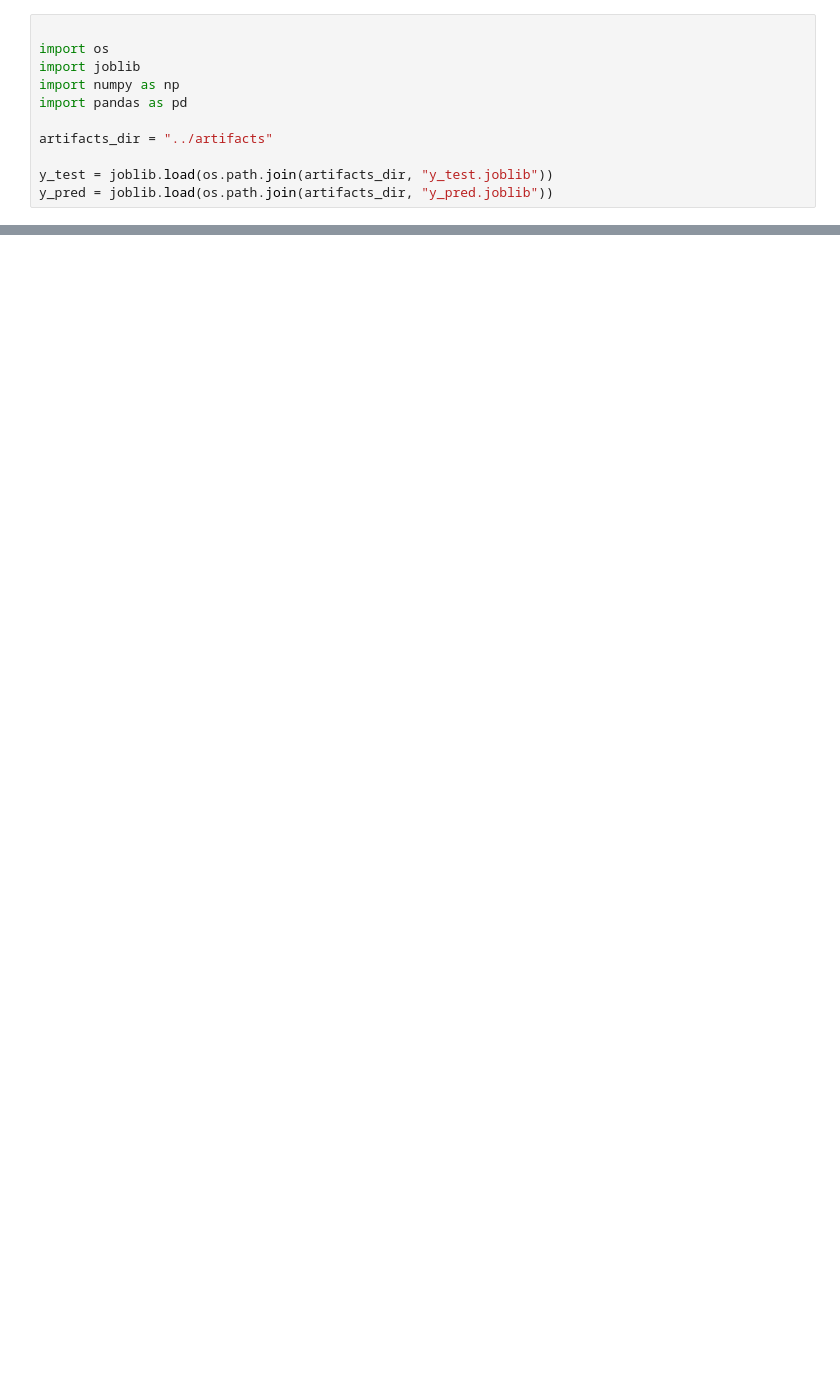
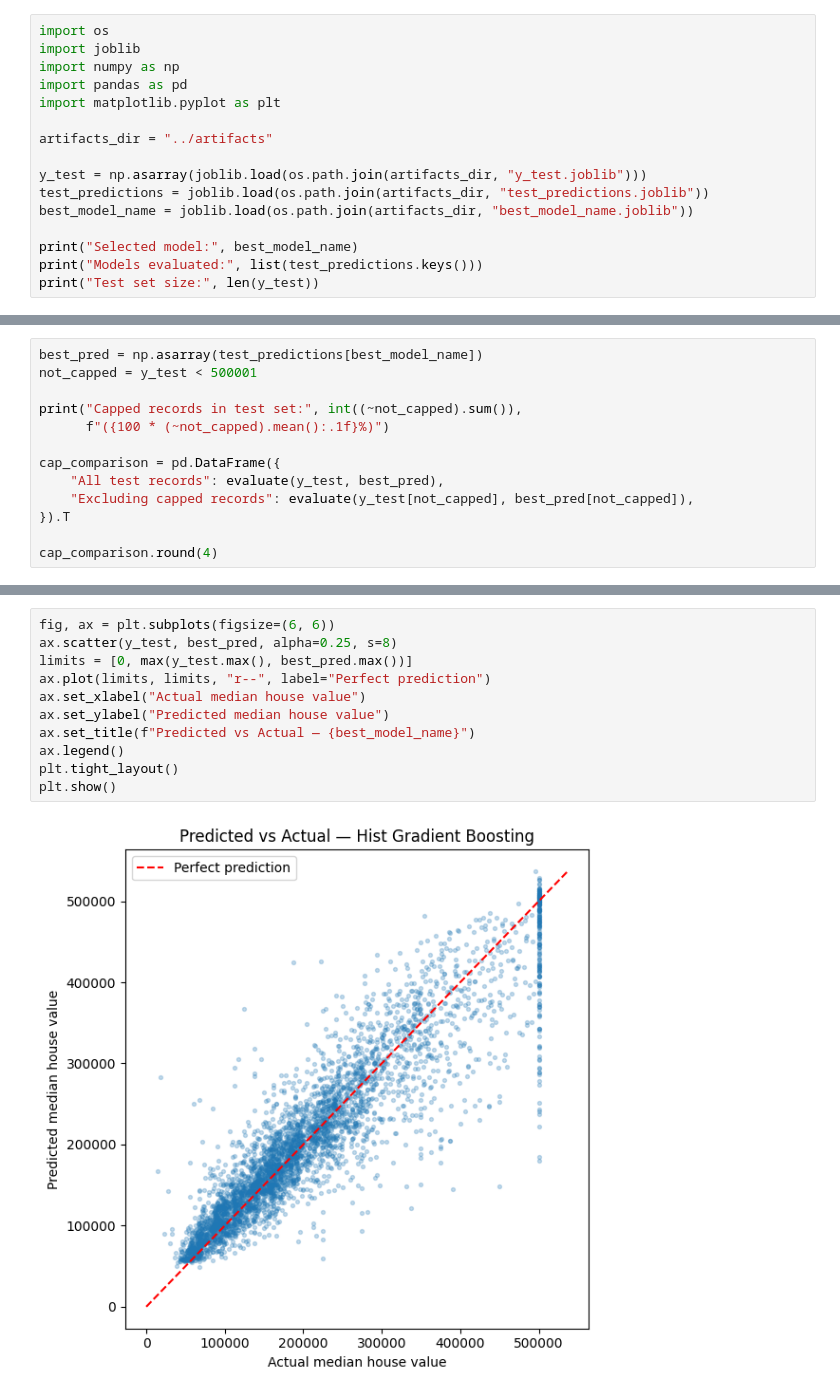
Before and after one commit to Ayda-Karimzadeh/house-price-prediction-linear-regression, a Jupyter notebook: notebooks/05_evaluation.ipynb, the cells around one changed output, grey strips where cells are left out. Drawn from its saved outputs; the diff is of its cells as text; blank space fills up the shorter version.

Commit message:
Add model comparison, extended evaluation and EDA refinements; update README

```diff
--- a/notebooks/05_evaluation.ipynb
+++ b/notebooks/05_evaluation.ipynb
@@ -10,11 +15,16 @@ These metrics provide complementary insights into prediction errors and the mode
 # %%
-
 import os
 import joblib
 import numpy as np
 import pandas as pd
+import matplotlib.pyplot as plt
 
 artifacts_dir = "../artifacts"
 
-y_test = joblib.load(os.path.join(artifacts_dir, "y_test.joblib"))
-y_pred = joblib.load(os.path.join(artifacts_dir, "y_pred.joblib"))
+y_test = np.asarray(joblib.load(os.path.join(artifacts_dir, "y_test.joblib")))
+test_predictions = joblib.load(os.path.join(artifacts_dir, "test_predictions.joblib"))
+best_model_name = joblib.load(os.path.join(artifacts_dir, "best_model_name.joblib"))
+
+print("Selected model:", best_model_name)
+print("Models evaluated:", list(test_predictions.keys()))
+print("Test set size:", len(y_test))
@@ -58,0 +100,13 @@ Although the model provides a useful baseline for predicting median house values
+# %%
+best_pred = np.asarray(test_predictions[best_model_name])
+not_capped = y_test < 500001
+
+print("Capped records in test set:", int((~not_capped).sum()),
+      f"({100 * (~not_capped).mean():.1f}%)")
+
+cap_comparison = pd.DataFrame({
+    "All test records": evaluate(y_test, best_pred),
+    "Excluding capped records": evaluate(y_test[not_capped], best_pred[not_capped]),
+}).T
+
+cap_comparison.round(4)
@@ -58,0 +128,13 @@ Although the model provides a useful baseline for predicting median house values
+# %%
+fig, ax = plt.subplots(figsize=(6, 6))
+ax.scatter(y_test, best_pred, alpha=0.25, s=8)
+limits = [0, max(y_test.max(), best_pred.max())]
+ax.plot(limits, limits, "r--", label="Perfect prediction")
+ax.set_xlabel("Actual median house value")
+ax.set_ylabel("Predicted median house value")
+ax.set_title(f"Predicted vs Actual — {best_model_name}")
+ax.legend()
+plt.tight_layout()
+plt.show()
+# %% [output]
+[figure, added]
```
Also changed, not shown: parts of 24 cells of this notebook, 10 other files.
